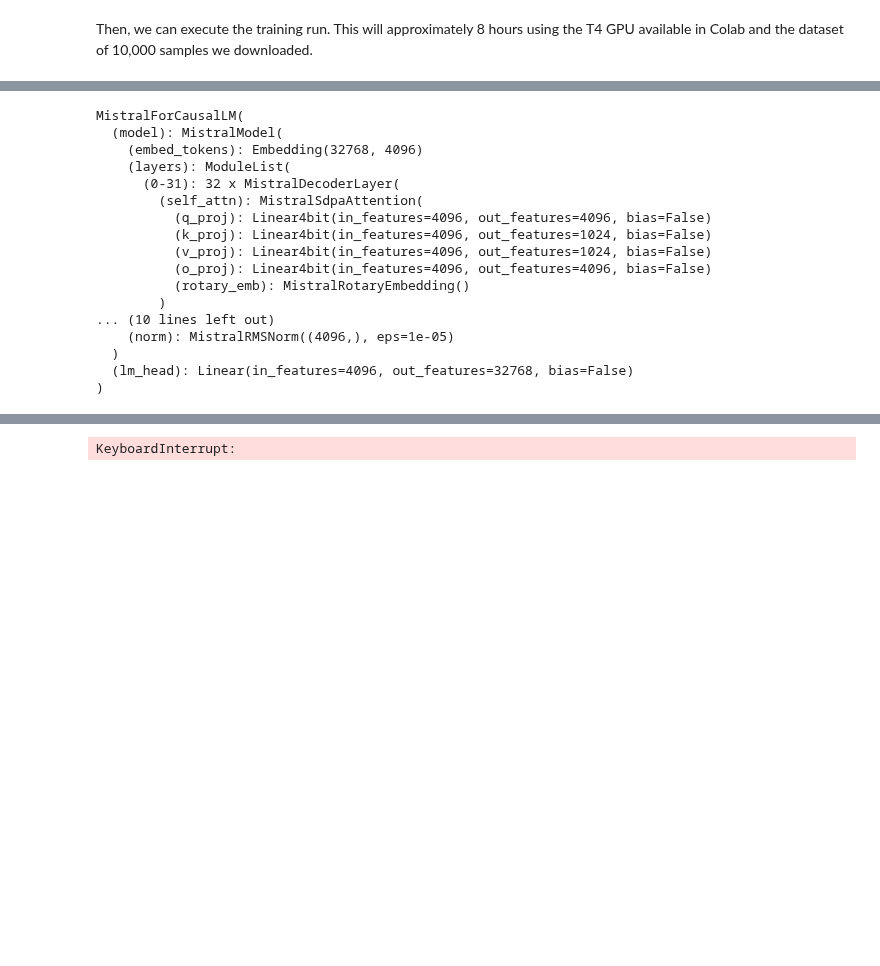
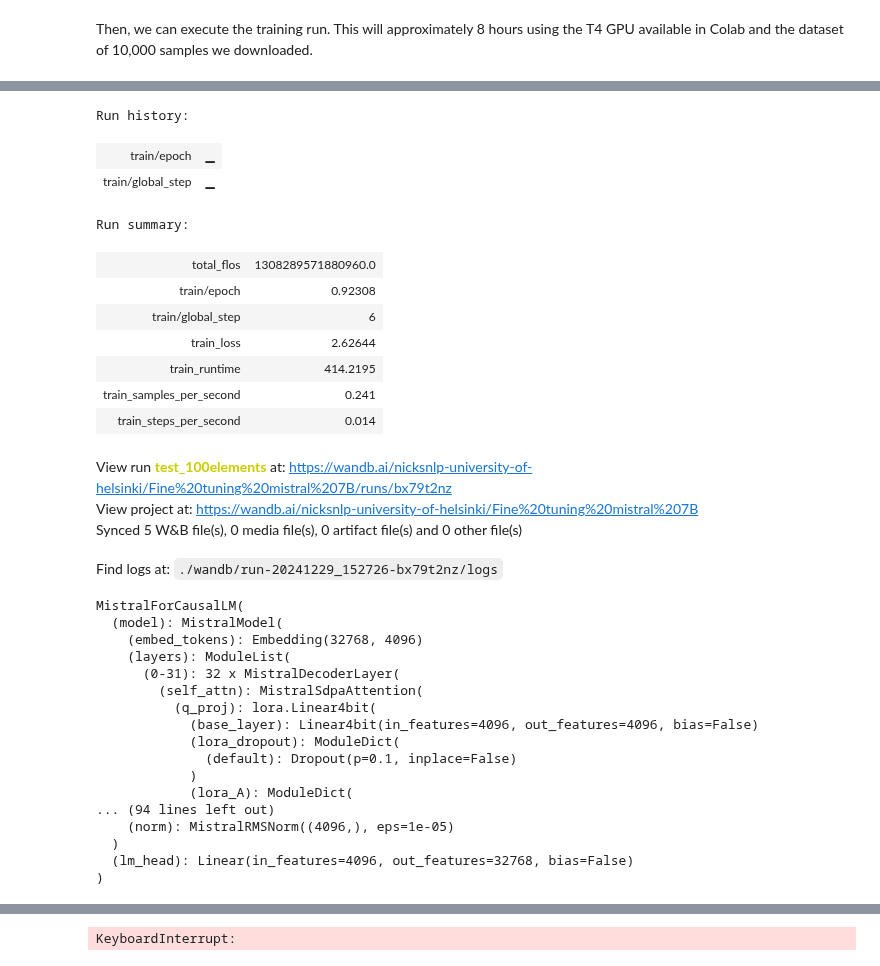
Before and after one commit to nicksnlp/LLM-course-2024_Nick, a Jupyter notebook: week-4/supervised_finetuning.ipynb, the cells around one changed output, grey strips where cells are left out. Drawn from its saved outputs; the diff is of its cells as text; code cells hidden in the pictures; blank space fills up the shorter version.

```diff
--- a/week-4/supervised_finetuning.ipynb
+++ b/week-4/supervised_finetuning.ipynb
@@ -196,6 +198,6 @@ TrainOutput(global_step=62, training_loss=1.8214063798227618, metrics={'train_ru
 # %%
 # Save the fine-tuned model
-trainer.model.save_pretrained(new_model)
+trainer.model.save_pretrained("new_model_local")
 wandb.finish()
 model.config.use_cache = True
 model.eval()
@@ -203,20 +206,35 @@ model.eval()
-MistralForCausalLM(
-  (model): MistralModel(
-    (embed_tokens): Embedding(32768, 4096)
-    (layers): ModuleList(
-      (0-31): 32 x MistralDecoderLayer(
-        (self_attn): MistralSdpaAttention(
-          (q_proj): Linear4bit(in_features=4096, out_features=4096, bias=False)
-          (k_proj): Linear4bit(in_features=4096, out_features=1024, bias=False)
-          (v_proj): Linear4bit(in_features=4096, out_features=1024, bias=False)
-          (o_proj): Linear4bit(in_features=4096, out_features=4096, bias=False)
-          (rotary_emb): MistralRotaryEmbedding()
-        )
-... (10 lines left out)
-    (norm): MistralRMSNorm((4096,), eps=1e-05)
-  )
-  (lm_head): Linear(in_features=4096, out_features=32768, bias=False)
-)
+Run history:
+| train/epoch | ▁ |
+| train/global_step | ▁ |
+Run summary:
+| total_flos | 1308289571880960.0 |
+| train/epoch | 0.92308 |
+| train/global_step | 6 |
+| train_loss | 2.62644 |
+| train_runtime | 414.2195 |
+| train_samples_per_second | 0.241 |
+| train_steps_per_second | 0.014 |
+View run test_100elements at: https://wandb.ai/nicksnlp-university-of-helsinki/Fine%20tuning%20mistral%207B/runs/bx79t2nz
+View project at: https://wandb.ai/nicksnlp-university-of-helsinki/Fine%20tuning%20mistral%207B
+Synced 5 W&B file(s), 0 media file(s), 0 artifact file(s) and 0 other file(s)
+Find logs at: ./wandb/run-20241229_152726-bx79t2nz/logs
+MistralForCausalLM(
+  (model): MistralModel(
+    (embed_tokens): Embedding(32768, 4096)
+    (layers): ModuleList(
+      (0-31): 32 x MistralDecoderLayer(
+        (self_attn): MistralSdpaAttention(
+          (q_proj): lora.Linear4bit(
+            (base_layer): Linear4bit(in_features=4096, out_features=4096, bias=False)
+            (lora_dropout): ModuleDict(
+              (default): Dropout(p=0.1, inplace=False)
+            )
+            (lora_A): ModuleDict(
+... (94 lines left out)
+    (norm): MistralRMSNorm((4096,), eps=1e-05)
+  )
+  (lm_head): Linear(in_features=4096, out_features=32768, bias=False)
+)
 # %%
 def stream(user_prompt):
     runtimeFlag = "cuda:0"
```
Also changed, not shown: parts of 5 cells of this notebook.
